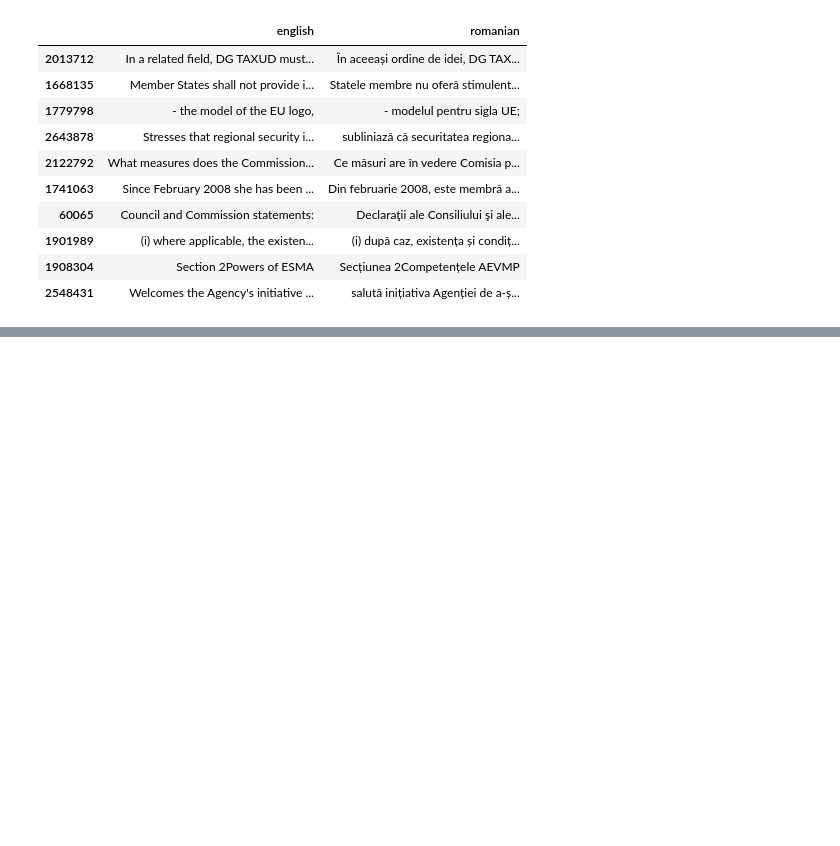
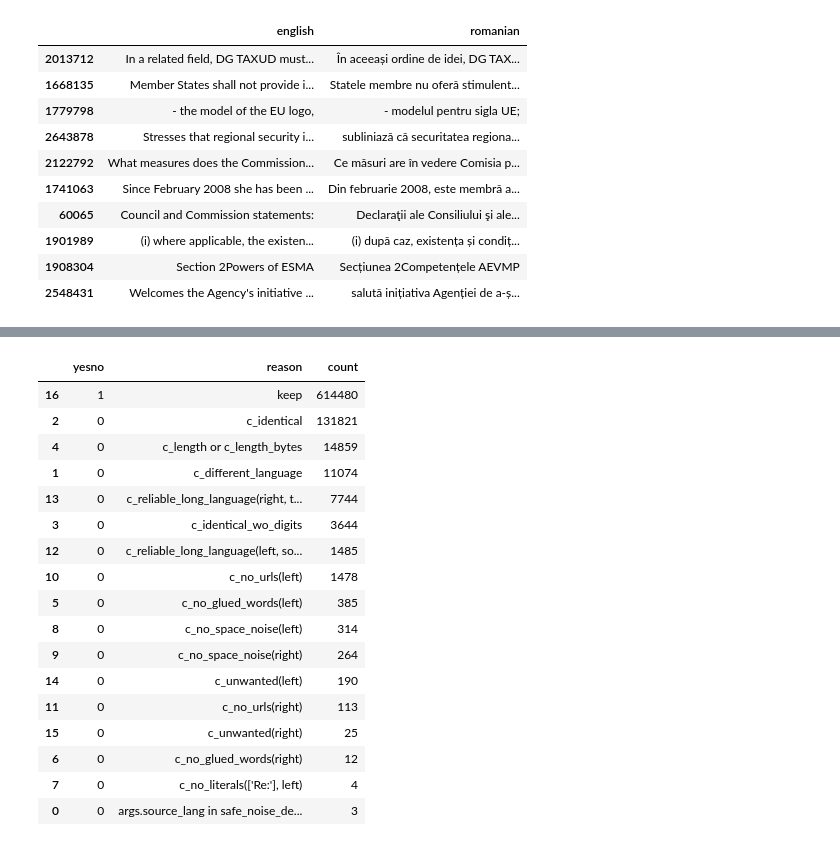
Before and after one commit to clgp2/baCode, a Jupyter notebook: notebooks/01-intermediate.ipynb, the cells around one changed output, grey strips where cells are left out. Cells and saved outputs as stored; diff of their text form; code cells hidden in the pictures; blank space fills up the shorter version.

```diff
--- a/notebooks/01-intermediate.ipynb
+++ b/notebooks/01-intermediate.ipynb
@@ -148,3 +152,8 @@ df_reason
 | 0 | 0 | args.source_lang in safe_noise_de... | 3 |
 | 24 | 0 | c_unwanted(right) | 2 |
 | 11 | 0 | c_no_breadcrumbs2(right) | 2 |
+# %%
+pd.set_option('display.max_colwidth', None)
+#replace the string with another reason string to sample examples of matched sentences
+samples=df_annotated.loc[df_annotated['reason']=='c_no_literals([\'Re:\'], left)']
+samples.sample(n=2)
@@ -220,0 +252,5 @@ basic_cleaning_train.loc[[2668795]]
+# %%
+#here very long sentences are included >=1024 characters long
+df_ann_less_rules=pd.read_csv(os.path.join(os.pardir,"/home/bernadeta/BA_code/annotated_bisentences_787895_less_rules.txt"), sep="\t", names=['english', 'romanian', 'yesno', 'reason'], quoting=3)
+df_ann_less_keep=df_ann_less_rules.loc[df_ann_less_rules['reason']=='keep']
+df_ann_less_keep
@@ -220,0 +271,24 @@ basic_cleaning_train.loc[[2668795]]
+# %%
+df_less_rules_reason=df_ann_less_rules.groupby(['yesno', 'reason'])['english'].count().reset_index(name='count') \
+                             .sort_values(['count'], ascending=False)
+
+df_less_rules_reason
+# %% [output]
+|  | yesno | reason | count |
+| 16 | 1 | keep | 614480 |
+| 2 | 0 | c_identical | 131821 |
+| 4 | 0 | c_length or c_length_bytes | 14859 |
+| 1 | 0 | c_different_language | 11074 |
+| 13 | 0 | c_reliable_long_language(right, t... | 7744 |
+| 3 | 0 | c_identical_wo_digits | 3644 |
+| 12 | 0 | c_reliable_long_language(left, so... | 1485 |
+| 10 | 0 | c_no_urls(left) | 1478 |
+| 5 | 0 | c_no_glued_words(left) | 385 |
+| 8 | 0 | c_no_space_noise(left) | 314 |
+| 9 | 0 | c_no_space_noise(right) | 264 |
+| 14 | 0 | c_unwanted(left) | 190 |
+| 11 | 0 | c_no_urls(right) | 113 |
+| 15 | 0 | c_unwanted(right) | 25 |
+| 6 | 0 | c_no_glued_words(right) | 12 |
+| 7 | 0 | c_no_literals(['Re:'], left) | 4 |
+| 0 | 0 | args.source_lang in safe_noise_de... | 3 |
```
Also changed, not shown: parts of 13 cells of this notebook, 4 other files.
